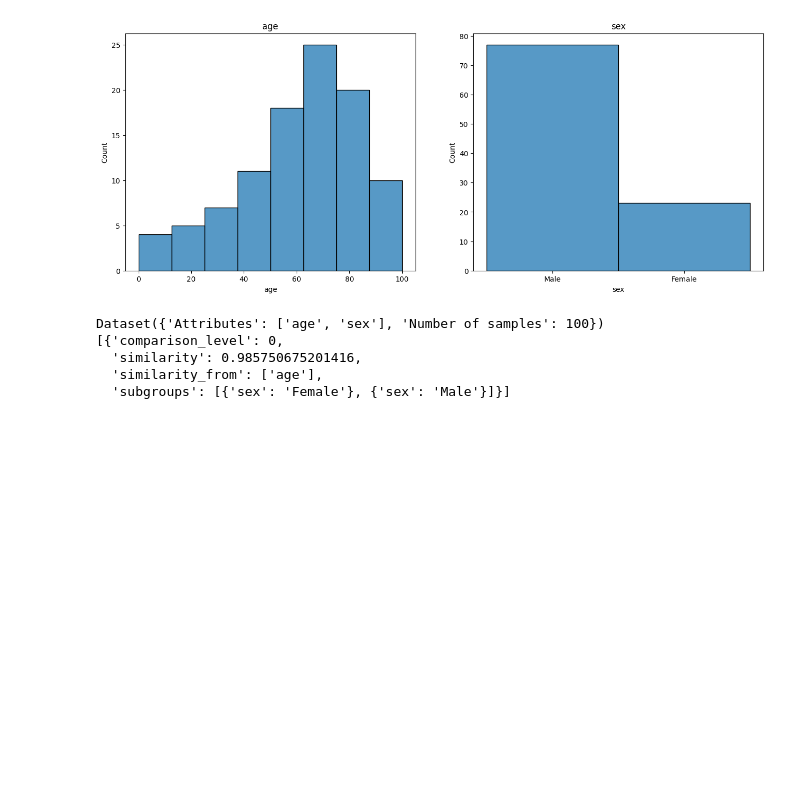
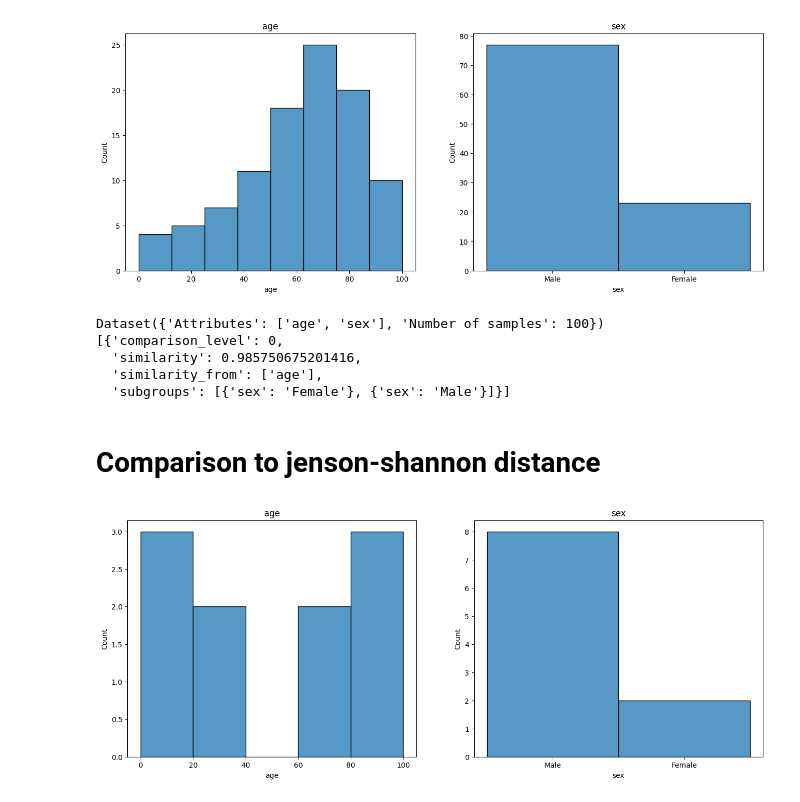
Before and after one commit to DIDSR/DART, a Jupyter notebook: example.ipynb, the cells around one changed output. Cells and saved outputs as stored; diff of their text form; code cells hidden in the pictures; blank space fills up the shorter version.

```diff
--- a/example.ipynb
+++ b/example.ipynb
@@ -29,3 +29,16 @@ Dataset({'Attributes': ['age', 'sex'], 'Number of samples': 100})
   'similarity': 0.985750675201416,
   'similarity_from': ['age'],
   'subgroups': [{'sex': 'Female'}, {'sex': 'Male'}]}]
+# %% [markdown]
+# Comparison to jenson-shannon distance
+# %%
+# Load dataset and show the distributions
+import DART
+
+## set constants
+random_state = 1337
+
+data = DART.toy.age_and_sex(random_state=random_state, num_samples=20)
+DART.toy.show_distributions(data);
+# %% [output]
+[figure, added]
```
Also changed, not shown: 7 other files.
